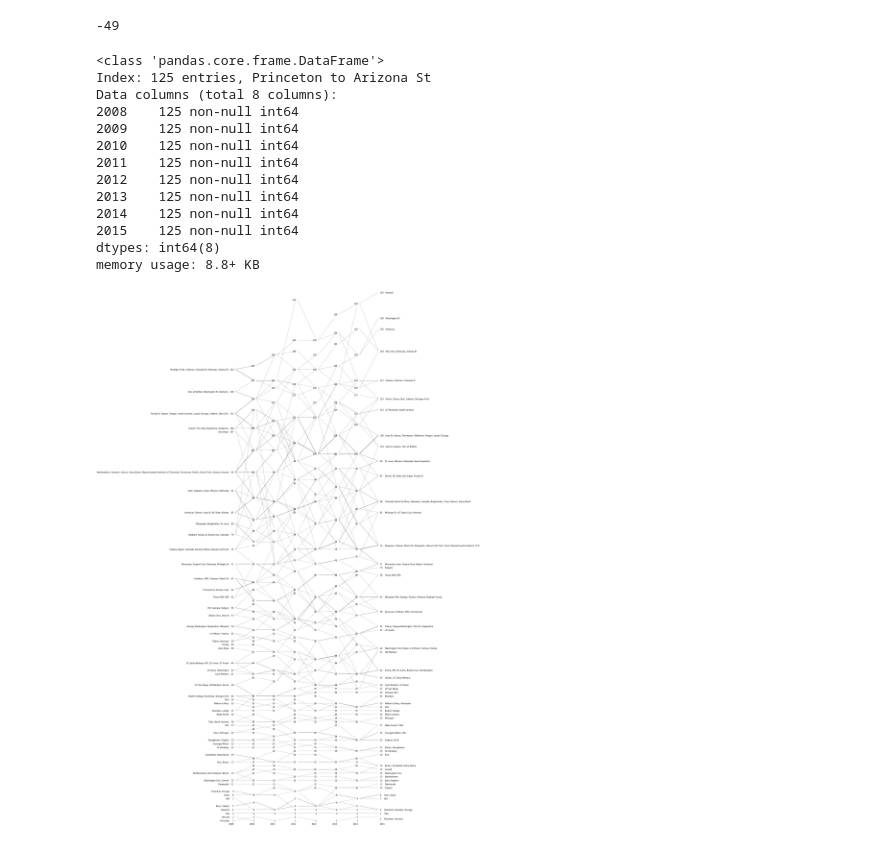
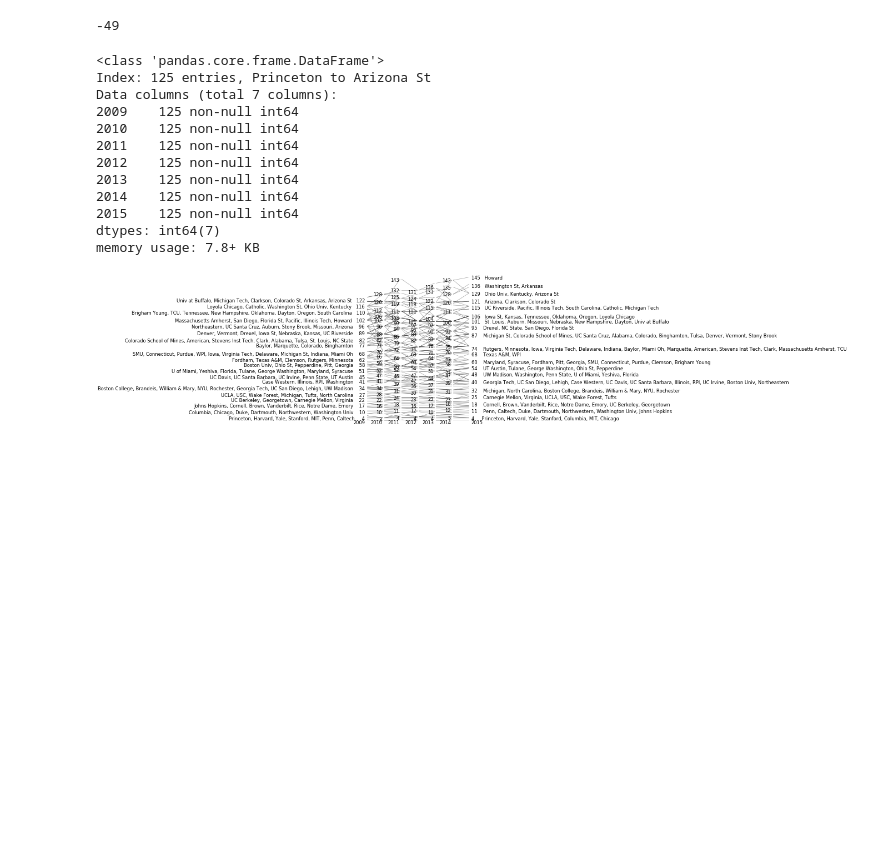
Before and after one commit to vic-158/Data_Viz_Project, a Jupyter notebook: leslie/college_ranks.ipynb, the cells around one changed output. Drawn from its saved outputs; the diff is of its cells as text; code cells hidden in the pictures; blank space fills up the shorter version.

```diff
--- a/leslie/college_ranks.ipynb
+++ b/leslie/college_ranks.ipynb
@@ -79,15 +76,14 @@ min(change)
 -49
 # %%
 #Filter for Yearly Rank Data Only
-df = rank_data.drop(['AVG RANK', 'CHG 08 VS 15'], axis=1)
+df = rank_data.drop(['AVG RANK', 'CHG 08 VS 15', '2008'], axis=1)
 df = df.set_index('SCHOOL')
 # %%
 df.info()
 # %% [output]
 <class 'pandas.core.frame.DataFrame'>
 Index: 125 entries, Princeton to Arizona St
-Data columns (total 8 columns):
-2008    125 non-null int64
+Data columns (total 7 columns):
 2009    125 non-null int64
 2010    125 non-null int64
 2011    125 non-null int64
@@ -95,12 +91,12 @@ Data columns (total 8 columns):
 2013    125 non-null int64
 2014    125 non-null int64
 2015    125 non-null int64
-dtypes: int64(8)
-memory usage: 8.8+ KB
+dtypes: int64(7)
+memory usage: 7.8+ KB
 # %%
 #Make Bump Chart
 from plotSlope import slope
-f = slope(df,height=80,width=55,font_size=20, savename='all_ranks.png')
+f = slope(df,height=12,width=8,font_size=20, savename='all_ranks.png')
 # %% [output]
-[figure, old version]
+[figure, new version]
 # %%
```
Also changed, not shown: parts of 8 cells of this notebook, 3 other files.
